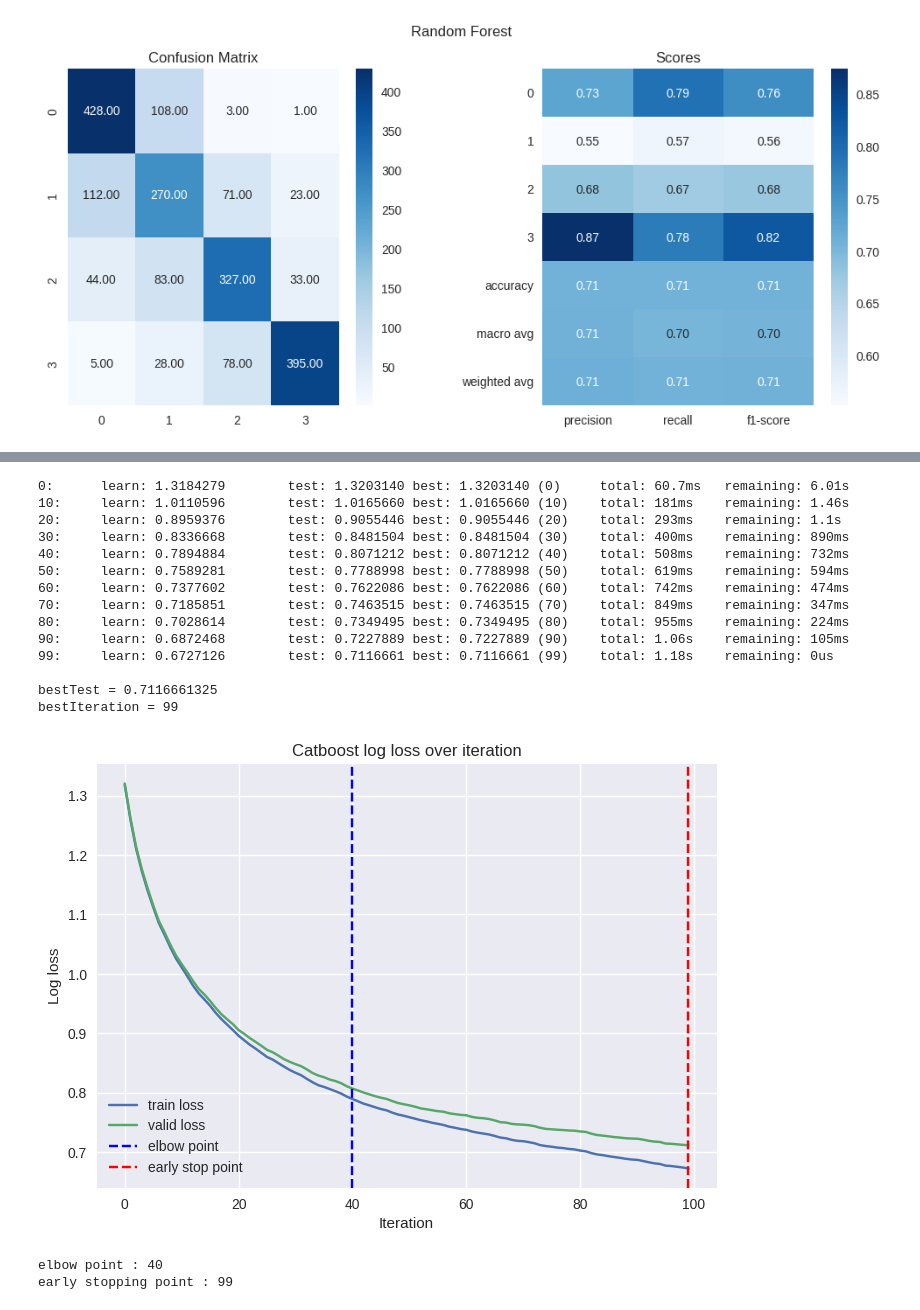
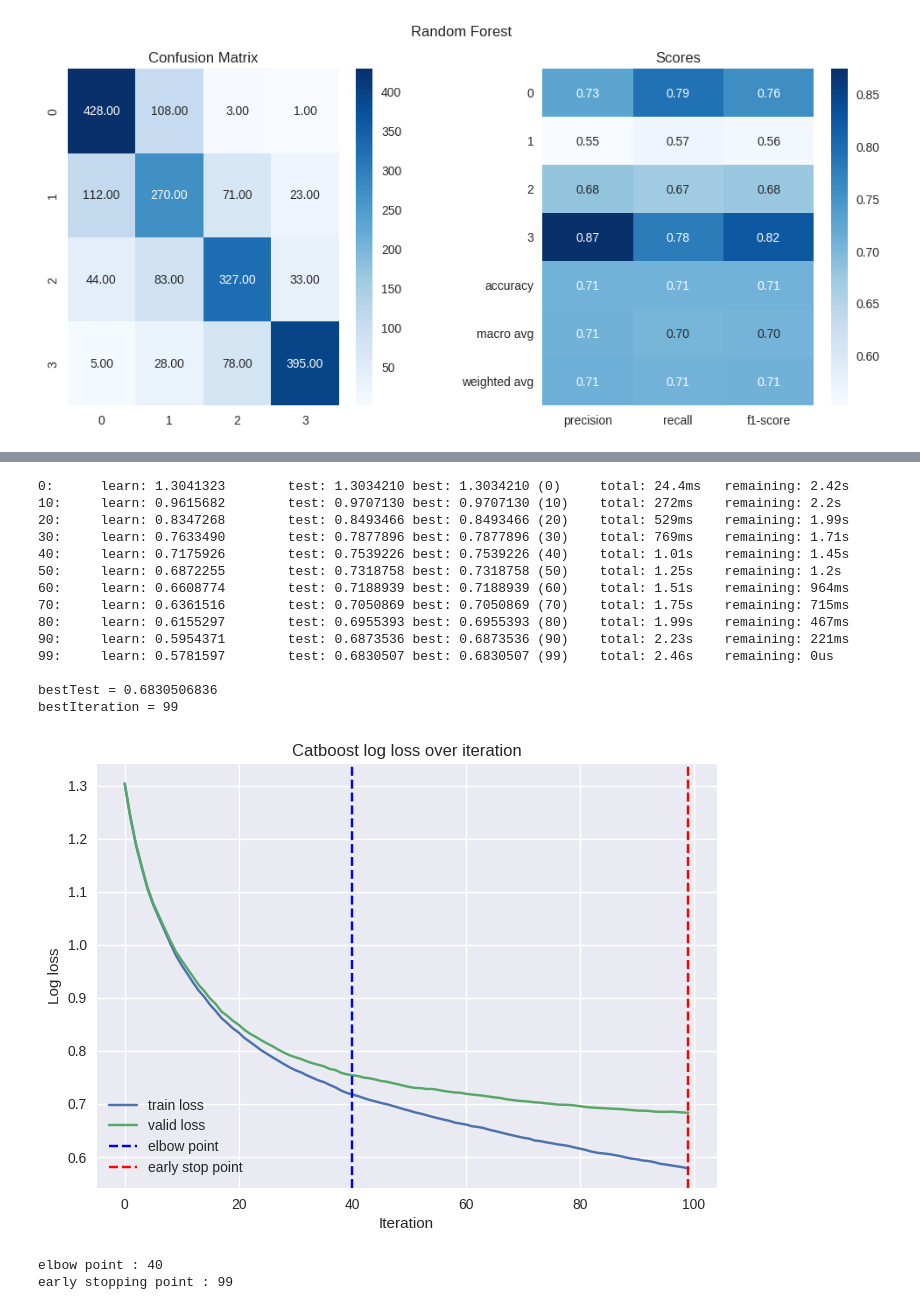
Before and after one commit to shcho11/00.Projects_2024, a Jupyter notebook: 202407_MultiClassClassifiers.ipynb, the cells around one changed output, grey strips where cells are left out. Cells and saved outputs as stored; diff of their text form; code cells hidden in the pictures.

```diff
--- a/202407_MultiClassClassifiers.ipynb
+++ b/202407_MultiClassClassifiers.ipynb
@@ -465,28 +593,15 @@ weighted avg   0.711731  0.706819  0.708193  2009.000000
 # %%
-# lgbm
-
-X = dff.iloc[:, :-1]
-y = dff.iloc[:, -1]
-
-X_train, X_temp, y_train, y_temp = train_test_split(X, y, test_size=0.3, random_state=42)
-X_val, X_test, y_val, y_test = train_test_split(X_temp, y_temp, test_size=0.5, random_state=42)
-
-scaler = MinMaxScaler(feature_range=(0, 1))
-X_train = scaler.fit_transform(X_train)
-
-X_val = scaler.transform(X_val)
-X_test = scaler.transform(X_test)
-
 train_data = lgb.Dataset(X_train, label=y_train)
 valid_data = lgb.Dataset(X_val, label=y_val, reference=train_data)
 test_data = lgb.Dataset(X_test, label=y_test, reference=train_data)
 
 params = {
-    'objective' : 'multiclass', # 다중분류
-    'num_class' : 4, # 클래스 수
-    'metric' : 'multi_logloss', # 평가 메트릭. 다중클래스 로그손실 사용
-    'learning_rate' : 0.1, # 학습률
-    'num_leaves' : 31, # 하나의 트리가 가질 수 있는 최대 리프 수
+    'objective' : 'multiclass',
+    'num_class' : 4,
+    'metric' : 'multi_logloss',
+    'learning_rate' : 0.07,
+    'num_leaves' : 49,
+    'n_estimators' : 53,
     'feature_fraction' : 0.8,
     'verbose' : -1 } # 트리 학습시 무작위 선택하는 피처 비율
 
@@ -641,19 +808,4 @@ weighted avg   0.775288  0.771030  0.771581  2009.00000
 # %%
-from catboost import CatBoostClassifier, Pool
-
-X = dff.iloc[:, :-1]
-y = dff.iloc[:, -1]
-
-X_train, X_temp, y_train, y_temp = train_test_split(X, y, test_size=0.3, random_state=42)
-X_val, X_test, y_val, y_test = train_test_split(X_temp, y_temp, test_size=0.5, random_state=42)
-
-# MinMax Scaling
-scaler = MinMaxScaler(feature_range=(0, 1))
-X_train = scaler.fit_transform(X_train)
-
-X_val = scaler.transform(X_val)
-X_test = scaler.transform(X_test)
-
 # catboost pool 생성
 train_pool = Pool(X_train, y_train)
 val_pool = Pool(X_val, y_val)
@@ -661,10 +813,12 @@ val_pool = Pool(X_val, y_val)
 params = {
     'iterations' : 100,
     'learning_rate' : 0.1,
-    'depth' : 6,
+    'depth' : 8,
+    'l2_leaf_reg' : 1.0,
     'loss_function' : 'MultiClass',
     'eval_metric' : 'MultiClass',
     'early_stopping_rounds' : 10,
+    'border_count' : 167,
     'random_seed' : 42,
     'verbose' : 10 # 10번째 iteration마다 출력
 }
@@ -746,45 +900,45 @@ plt.subplots_adjust(wspace=0.4)
 plt.show()
 
 plt.figure(figsize=(12,5))
 
 plt.subplot(1,2,1)
 sns.heatmap(conf_matrix2, annot=True, cmap='Blues', fmt='d')
 plt.xlabel('predicted')
 plt.ylabel('actual')
 plt.title('Confusion Matrix')
 
 plt.subplot(1,2,2)
 sns.heatmap(df_report2.iloc[:,:-1], annot=True, cmap='Blues', fmt='.2f', vmin=0.5, vmax=1)
 plt.title('Scores')
 
 plt.suptitle('Catboost (early stop point method)')
 plt.subplots_adjust(wspace=0.4)
 plt.show()
 
 print("\n")
 
 print(f'Accuracy (elbow method) : {accuracy1}')
 print(f'confusion matrix (elbow method) : \n {conf_matrix1}')
 print(f'classification report (elbow method) : \n {df_report1}')
 
 print(f'Accuracy (early stop point method) : {accuracy2}')
 print(f'confusion matrix (early stop point method) : \n {conf_matrix2}')
 print(f'classification report (early stop point method) : \n {df_report2}')
 # %% [output]
-0:      learn: 1.3184279        test: 1.3203140 best: 1.3203140 (0)     total: 60.7ms   remaining: 6.01s
-10:     learn: 1.0110596        test: 1.0165660 best: 1.0165660 (10)    total: 181ms    remaining: 1.46s
-20:     learn: 0.8959376        test: 0.9055446 best: 0.9055446 (20)    total: 293ms    remaining: 1.1s
-30:     learn: 0.8336668        test: 0.8481504 best: 0.8481504 (30)    total: 400ms    remaining: 890ms
-40:     learn: 0.7894884        test: 0.8071212 best: 0.8071212 (40)    total: 508ms    remaining: 732ms
-50:     learn: 0.7589281        test: 0.7788998 best: 0.7788998 (50)    total: 619ms    remaining: 594ms
-60:     learn: 0.7377602        test: 0.7622086 best: 0.7622086 (60)    total: 742ms    remaining: 474ms
-70:     learn: 0.7185851        test: 0.7463515 best: 0.7463515 (70)    total: 849ms    remaining: 347ms
-80:     learn: 0.7028614        test: 0.7349495 best: 0.7349495 (80)    total: 955ms    remaining: 224ms
-90:     learn: 0.6872468        test: 0.7227889 best: 0.7227889 (90)    total: 1.06s    remaining: 105ms
-99:     learn: 0.6727126        test: 0.7116661 best: 0.7116661 (99)    total: 1.18s    remaining: 0us
+0:      learn: 1.3041323        test: 1.3034210 best: 1.3034210 (0)     total: 24.4ms   remaining: 2.42s
+10:     learn: 0.9615682        test: 0.9707130 best: 0.9707130 (10)    total: 272ms    remaining: 2.2s
+20:     learn: 0.8347268        test: 0.8493466 best: 0.8493466 (20)    total: 529ms    remaining: 1.99s
+30:     learn: 0.7633490        test: 0.7877896 best: 0.7877896 (30)    total: 769ms    remaining: 1.71s
+40:     learn: 0.7175926        test: 0.7539226 best: 0.7539226 (40)    total: 1.01s    remaining: 1.45s
+50:     learn: 0.6872255        test: 0.7318758 best: 0.7318758 (50)    total: 1.25s    remaining: 1.2s
+60:     learn: 0.6608774        test: 0.7188939 best: 0.7188939 (60)    total: 1.51s    remaining: 964ms
+70:     learn: 0.6361516        test: 0.7050869 best: 0.7050869 (70)    total: 1.75s    remaining: 715ms
+80:     learn: 0.6155297        test: 0.6955393 best: 0.6955393 (80)    total: 1.99s    remaining: 467ms
+90:     learn: 0.5954371        test: 0.6873536 best: 0.6873536 (90)    total: 2.23s    remaining: 221ms
+99:     learn: 0.5781597        test: 0.6830507 best: 0.6830507 (99)    total: 2.46s    remaining: 0us
 
-bestTest = 0.7116661325
+bestTest = 0.6830506836
 bestIteration = 99
-[figure, old version]
+[figure, new version]
 elbow point : 40
 early stopping point : 99
```
Also changed, not shown: parts of 26 cells of this notebook.
